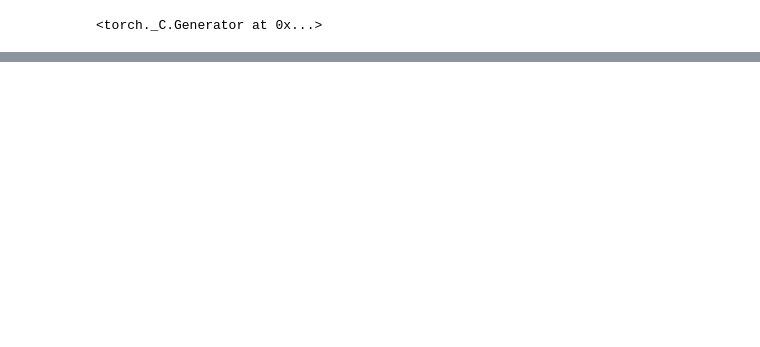
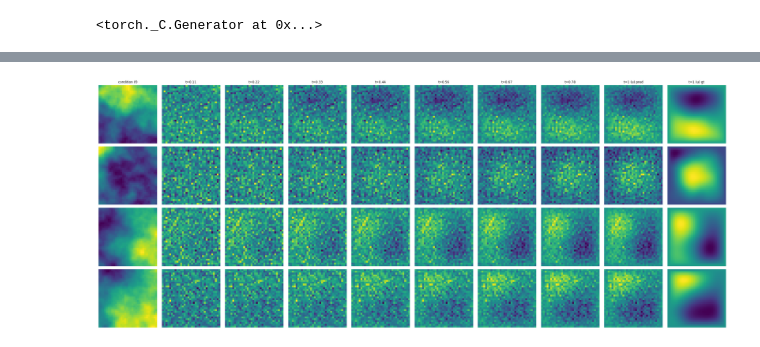
Before and after one commit to sarperyn/FlowPDE, a Jupyter notebook: notebooks/poisson_flow_matching.ipynb, the cells around one changed output, grey strips where cells are left out. Drawn from its saved outputs; the diff is of its cells as text; code cells hidden in the pictures; blank space fills up the shorter version.

Commit message:
training fixed

```diff
--- a/notebooks/poisson_flow_matching.ipynb
+++ b/notebooks/poisson_flow_matching.ipynb
@@ -238,12 +258,13 @@ class PoissonDataset(Dataset):
         return self.u[index], self.f[index]
 # %%
 @torch.no_grad()
-def visualize_flow_evolution(model, val_loader, n_steps=10, device='cuda'):
+def visualize_flow_evolution(model, val_loader, fig_path, n_steps=10, device='cuda'):
     model.eval()
 
     u, f = next(iter(val_loader))
-    u = u.flatten(start_dim=1).float().to(device)
-    f = f.flatten(start_dim=1).float().to(device)
+    u    = u.flatten(start_dim=1).float().to(device)
+    f    = f.flatten(start_dim=1).float().to(device)
+    x_0  = torch.randn((f.flatten(start_dim=1).shape)).to(device)
 
     n_samples = min(4, f.shape[0])
     dim = f.shape[1]
@@ -255,12 +276,12 @@ def visualize_flow_evolution(model, val_loader, n_steps=10, device='cuda'):
         axes = axes.unsqueeze(0)
 
     for i in range(n_samples):
-        x_t = f[i].unsqueeze(0)
+        x_t = x_0[i].unsqueeze(0)
 
         for j, t in enumerate(t_vals):
             if j == 0:
                 x_plot = f[i]
-                title = "t=0 (f)"
+                title = "condition (f)"
             elif j == len(t_vals) - 1:
                 x_plot = u[i]
                 title = "t=1 (u) gt"
@@ -268,7 +289,7 @@ def visualize_flow_evolution(model, val_loader, n_steps=10, device='cuda'):
                 dt = t_vals[-1] - t_vals[-2]
                 t_last = t_vals[-2]
                 t_next = t_vals[-1]
-                v_t = model(x_t, t_last.repeat(x_t.size(0), 1))
+                v_t = model(x_t, f[i] , t_last.repeat(x_t.size(0), 1))
                 x_t = x_t + dt * v_t
                 x_plot = x_t.squeeze(0)
                 title = "t=1 (u) pred"
@@ -276,7 +297,7 @@ def visualize_flow_evolution(model, val_loader, n_steps=10, device='cuda'):
                 # One Euler step: x_{t+dt} = x_t + dt * v(x_t, t)
                 dt = t_vals[j] - t_vals[j-1]
                 t_mid = (t_vals[j] + t_vals[j-1]) / 2
-                v_t = model(x_t, t_mid.repeat(x_t.size(0), 1))
+                v_t = model(x_t, f[i], t_mid.repeat(x_t.size(0), 1))
                 x_t = x_t + dt * v_t
                 x_plot = x_t.squeeze(0)
                 title = f"t={t.item():.2f}"
@@ -289,9 +310,11 @@ def visualize_flow_evolution(model, val_loader, n_steps=10, device='cuda'):
 
     plt.tight_layout()
     plt.show()
+    plt.savefig(fig_path, dpi=200, bbox_inches="tight")
+    plt.close()
 # %%
-poisson_train = glob("/home/server/sarper/FlowPDE/data/static/poisson/*8*train*")[0]
-poisson_val   = glob("/home/server/sarper/FlowPDE/data/static/poisson/*8*val*")[0]
+poisson_train = glob("/Users/sarperyurtseven/Desktop/sarper/FlowPDE/data/static/poisson/*32*train*")[0]
+poisson_val   = glob("/Users/sarperyurtseven/Desktop/sarper/FlowPDE/data/static/poisson/*32*val*")[0]
 poisson_train_dataset = PoissonDataset(data_path = poisson_train)
 poisson_val_dataset   = PoissonDataset(data_path = poisson_val)
 # %%
@@ -489,11 +510,11 @@ train_loader = DataLoader(
     poisson_train_dataset,
     batch_size=512,
     shuffle=True,
-    num_workers=4,
+    num_workers=0,
 )
 val_loader = DataLoader(
     poisson_val_dataset,
     batch_size=512,
     shuffle=False,
-    num_workers=4,
+    num_workers=0,
 )
@@ -505,13 +521,13 @@ input_size
 # %%
-flow = MLP(input_dim=input_size**2,
-            hidden_dim=512)
+flow = MLP(input_dim=32**2,
+            hidden_dim=1024)
 flow = flow.to(device)
 optimizer = torch.optim.Adam(flow.parameters(),
-                       lr=3e-5)
-epochs = 5
+                       lr=3e-4)
+epochs = 10000
 loss_fn = nn.MSELoss()
 lr_schedule = optim.lr_scheduler.CosineAnnealingLR(
     optimizer,
     T_max=epochs,
-    eta_min=1e-6
+    eta_min=1e-5
 )
@@ -527,3 +618,5 @@ train(
 # %%
-visualize_flow_evolution(flow, val_loader, n_steps=8, device=device)
+visualize_flow_evolution(flow, val_loader, fig_path="./", n_steps=8, device=device)
+# %% [output]
+[figure, added]
 # %%
```
Also changed, not shown: parts of 19 cells of this notebook.
